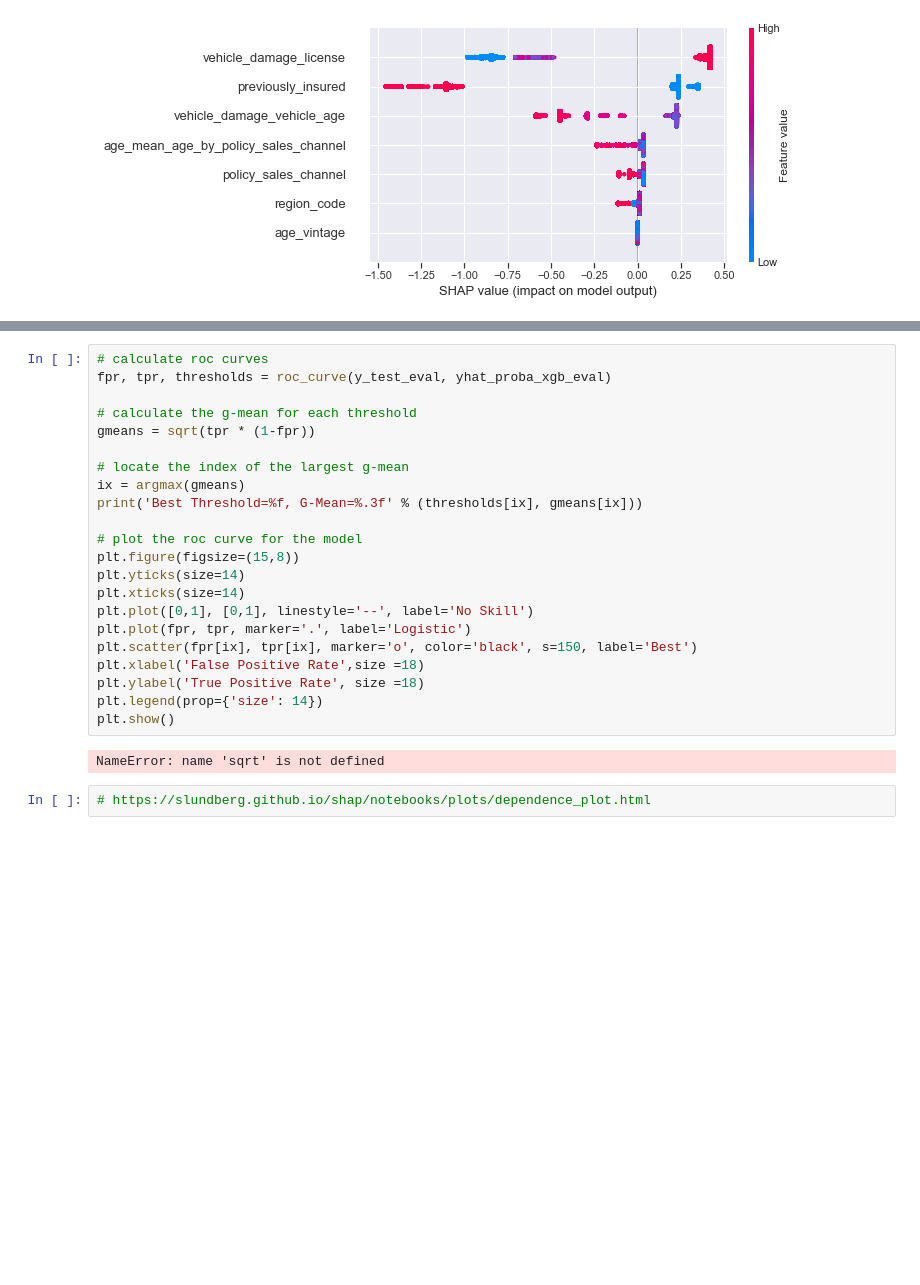
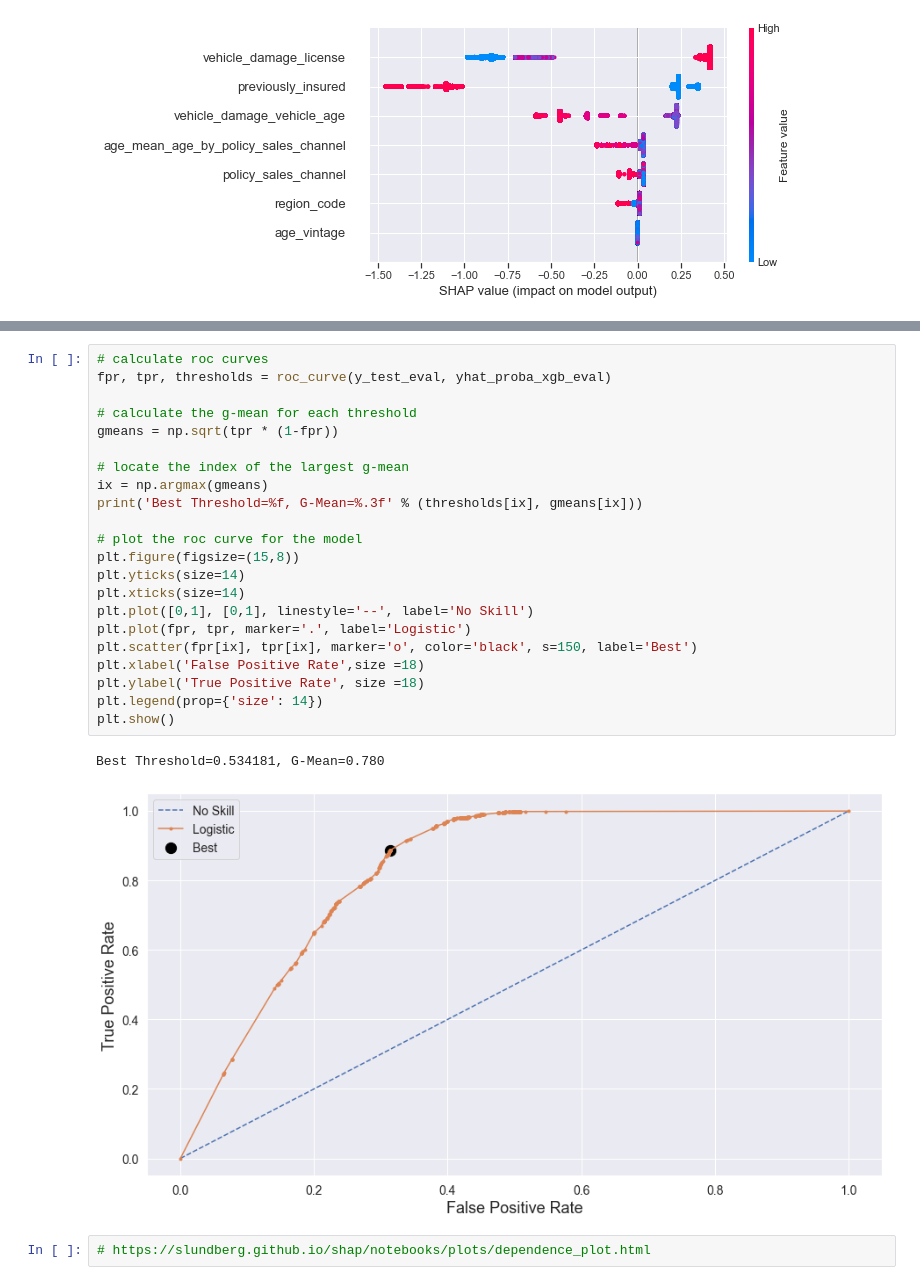
Before and after one commit to FabioCaffarello/insurance-cross-sell, a Jupyter notebook: 01-Notebooks/end_to_end_insurance_cross_sell.ipynb, the cells around one changed output, grey strips where cells are left out. Drawn from its saved outputs; the diff is of its cells as text; blank space fills up the shorter version.

```diff
--- a/01-Notebooks/end_to_end_insurance_cross_sell.ipynb
+++ b/01-Notebooks/end_to_end_insurance_cross_sell.ipynb
@@ -1963,27 +1986,28 @@ from numpy import argmax
 # %%
 # calculate roc curves
 fpr, tpr, thresholds = roc_curve(y_test_eval, yhat_proba_xgb_eval)
 
 # calculate the g-mean for each threshold
-gmeans = sqrt(tpr * (1-fpr))
+gmeans = np.sqrt(tpr * (1-fpr))
 
 # locate the index of the largest g-mean
-ix = argmax(gmeans)
+ix = np.argmax(gmeans)
 print('Best Threshold=%f, G-Mean=%.3f' % (thresholds[ix], gmeans[ix]))
 
 # plot the roc curve for the model
 plt.figure(figsize=(15,8))
 plt.yticks(size=14)
 plt.xticks(size=14)
 plt.plot([0,1], [0,1], linestyle='--', label='No Skill')
 plt.plot(fpr, tpr, marker='.', label='Logistic')
 plt.scatter(fpr[ix], tpr[ix], marker='o', color='black', s=150, label='Best')
 plt.xlabel('False Positive Rate',size =18)
 plt.ylabel('True Positive Rate', size =18)
 plt.legend(prop={'size': 14})
 plt.show()
 # %% [output]
-NameError: name 'sqrt' is not defined
+Best Threshold=0.534181, G-Mean=0.780
+[figure, added]
 # %%
 # https://slundberg.github.io/shap/notebooks/plots/dependence_plot.html
 # %%
```
Also changed, not shown: parts of 9 cells of this notebook.
